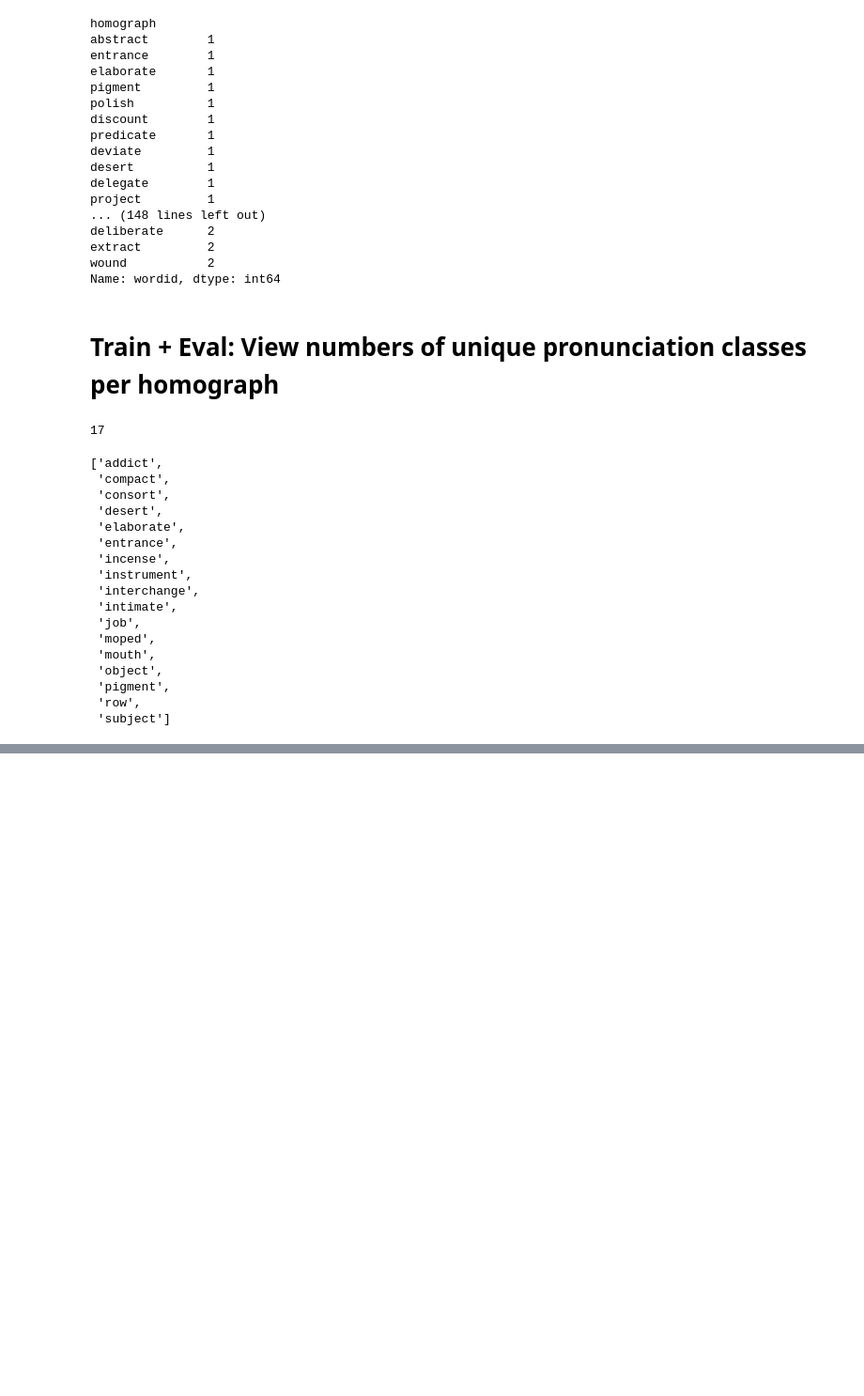
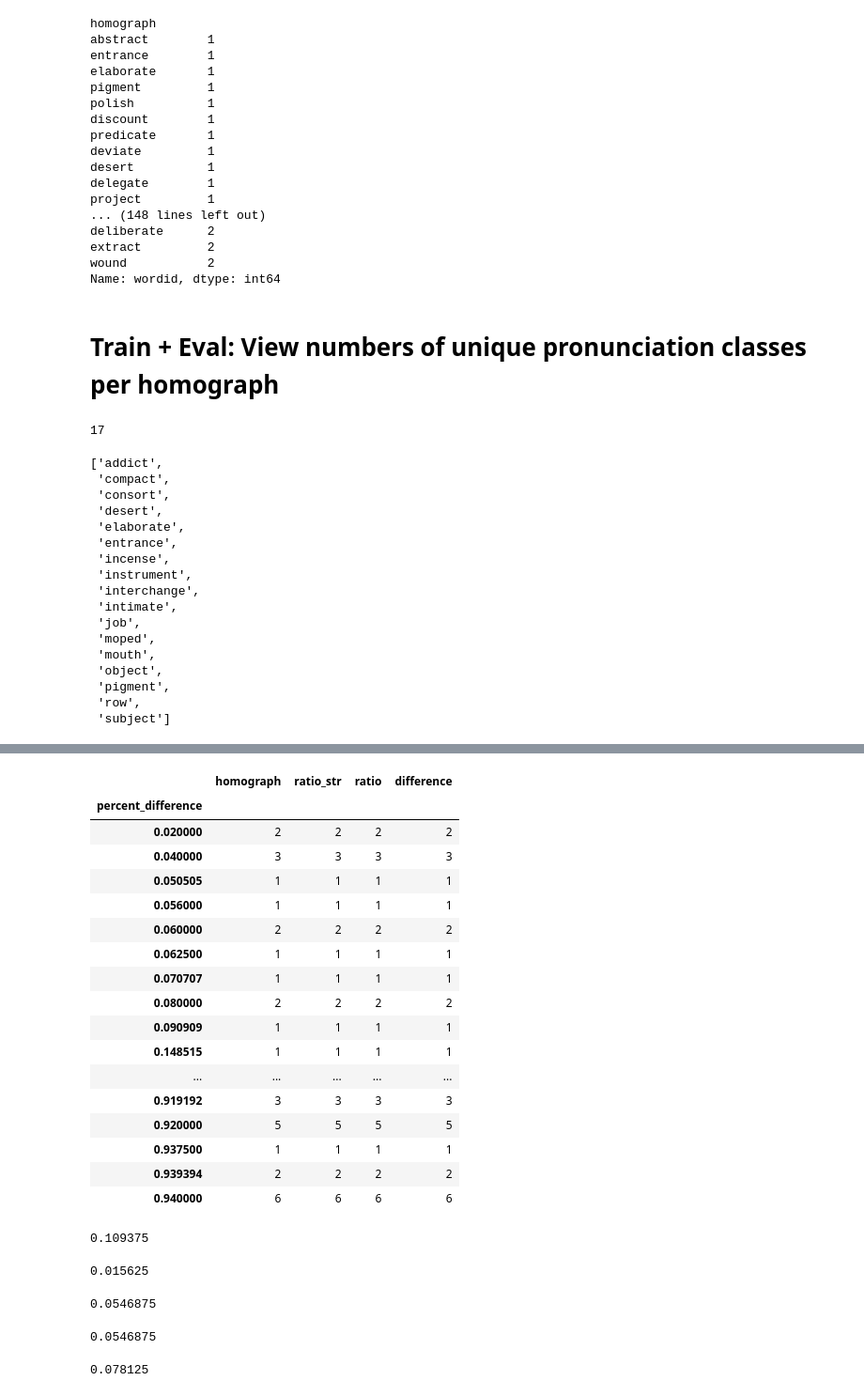
Before and after one commit to jseale/dissertation, a Jupyter notebook: Data_Exploration/WHD/explore_WHD.ipynb, the cells around one changed output, grey strips where cells are left out. Shown at 94% size. Cells and saved outputs as stored; diff of their text form; code cells hidden in the pictures; blank space fills up the shorter version.

```diff
--- a/Data_Exploration/WHD/explore_WHD.ipynb
+++ b/Data_Exploration/WHD/explore_WHD.ipynb
@@ -361,0 +358,3 @@ smaller
+# %%
+low_resource = hids_df[hids_df["wordid_count"] < 3]['homograph'].tolist()
+low_resource
@@ -362 +379,3 @@ smaller
+# %%
+dataset_final = dataset[~dataset['homograph'].isin(low_resource)]
 # %%
@@ -365,0 +436,18 @@ smaller["homograph"].nunique()
+# %%
+ratios = []
+for i, grp in hids_df.groupby('homograph'):
+    ratio = {}
+    counts = []
+    ratio['homograph'] = i
+    for wdid in grp['wordid']:
+        counts.append(grp[grp['wordid'] == wdid]['wordid_count'].item())
+    counts.sort()
+    print(counts)
+    gcd = math.gcd(counts[0], counts[1])
+    print(gcd)
+    ratio["ratio"] = str(counts[0]) + ":" + str(counts[1])
+    #ratio["ratio"] = (counts[0]) / (counts[1])
+    ratio["class size difference"] = counts[1] - counts[0]
+    #ratio["percent_difference"] = ((counts[1] - counts[0]) / (counts[1] + counts[0]))*100
+    ratios.append(ratio)
+ratios
@@ -365,0 +489,2 @@ smaller["homograph"].nunique()
+# %%
+ratios_df = pd.DataFrame(ratios)
@@ -365,0 +513,42 @@ smaller["homograph"].nunique()
+# %%
+counts = ratios_df.groupby('percent_difference').count()
+counts.sort_values(by='percent_difference')
+# %% [output]
+|  | homograph | ratio_str | ratio | difference |
+| percent_difference |  |  |  |  |
+| 0.020000 | 2 | 2 | 2 | 2 |
+| 0.040000 | 3 | 3 | 3 | 3 |
+| 0.050505 | 1 | 1 | 1 | 1 |
+| 0.056000 | 1 | 1 | 1 | 1 |
+| 0.060000 | 2 | 2 | 2 | 2 |
+| 0.062500 | 1 | 1 | 1 | 1 |
+| 0.070707 | 1 | 1 | 1 | 1 |
+| 0.080000 | 2 | 2 | 2 | 2 |
+| 0.090909 | 1 | 1 | 1 | 1 |
+| 0.148515 | 1 | 1 | 1 | 1 |
+| ... | ... | ... | ... | ... |
+| 0.919192 | 3 | 3 | 3 | 3 |
+| 0.920000 | 5 | 5 | 5 | 5 |
+| 0.937500 | 1 | 1 | 1 | 1 |
+| 0.939394 | 2 | 2 | 2 | 2 |
+| 0.940000 | 6 | 6 | 6 | 6 |
+# %%
+len(ratios_df[ratios_df["difference"] <= 10]) / len(ratios_df)
+# %% [output]
+0.109375
+# %%
+len(ratios_df[(ratios_df["difference"] > 10) & (ratios_df["difference"] <= 20)]) / len(ratios_df)
+# %% [output]
+0.015625
+# %%
+len(ratios_df[(ratios_df["difference"] > 20) & (ratios_df["difference"] <= 30)]) / len(ratios_df)
+# %% [output]
+0.0546875
+# %%
+len(ratios_df[(ratios_df["difference"] > 30) & (ratios_df["difference"] <= 40)]) / len(ratios_df)
+# %% [output]
+0.0546875
+# %%
+len(ratios_df[(ratios_df["difference"] > 40) & (ratios_df["difference"] <= 50)]) / len(ratios_df)
+# %% [output]
+0.078125
```
Also changed, not shown: parts of 25 cells of this notebook, 20 other files.
